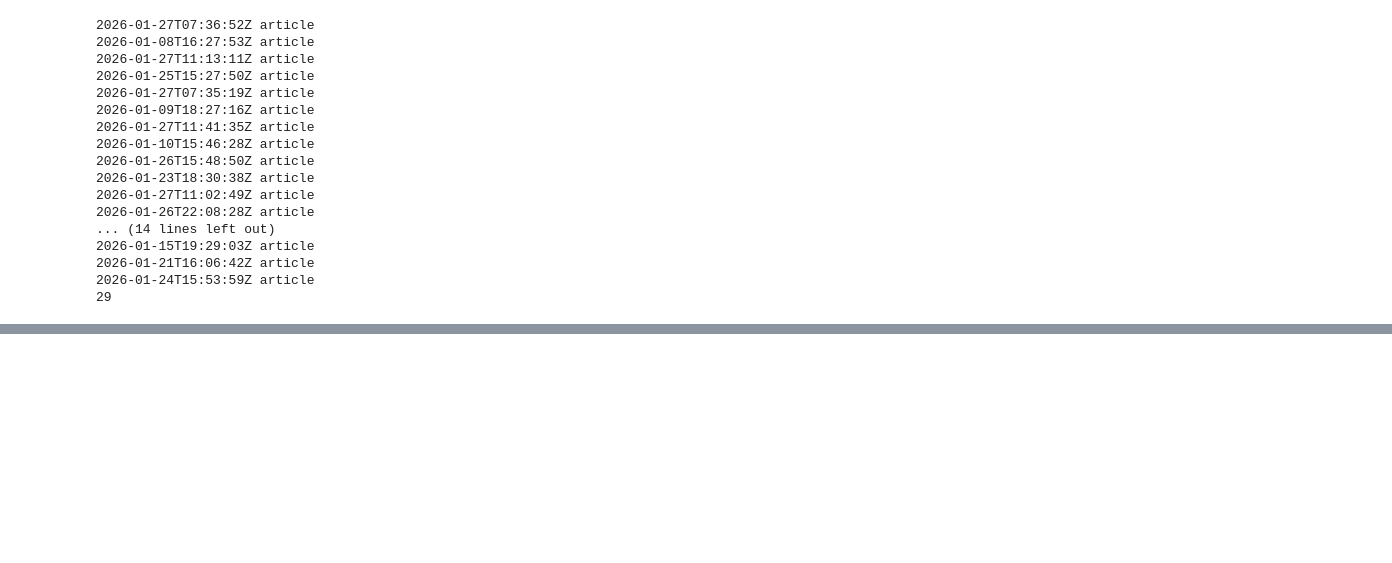
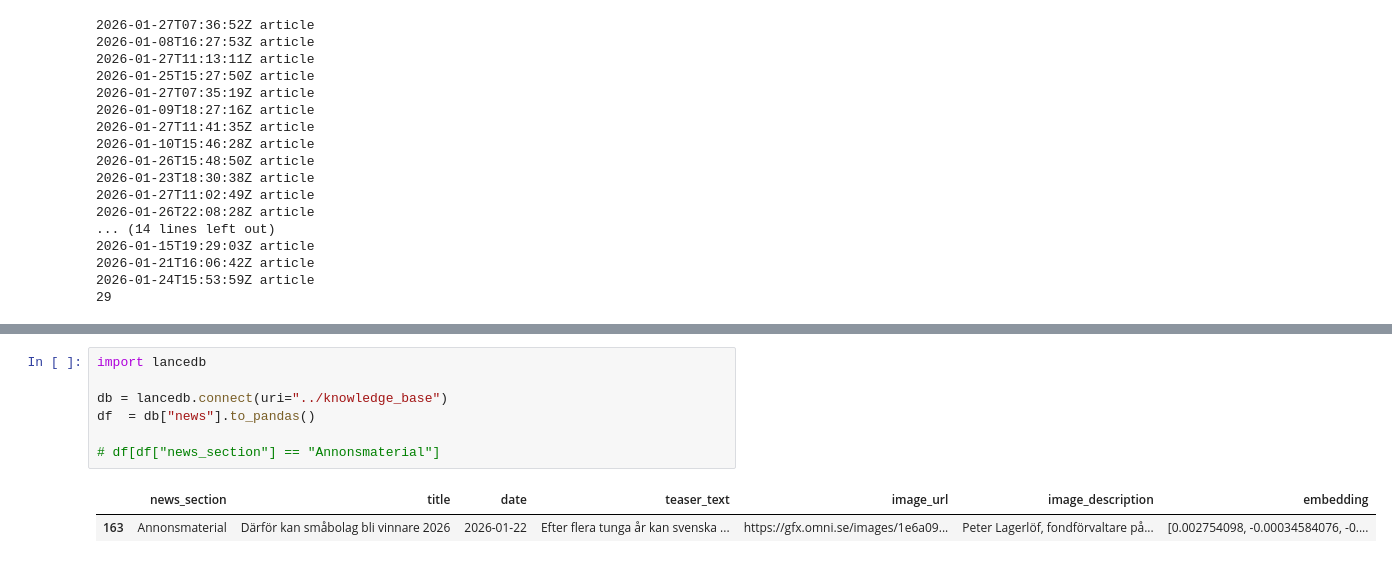
Before and after one commit to glennart8/personal_agent, a Jupyter notebook: pa_agent/src/pa_agent/explorations/explore_scraping.ipynb, the cells around one changed output, grey strips where cells are left out. Saved outputs shown, nothing was run; the diff lists cells and outputs as text; blank space fills up the shorter version.

```diff
--- a/pa_agent/src/pa_agent/explorations/explore_scraping.ipynb
+++ b/pa_agent/src/pa_agent/explorations/explore_scraping.ipynb
@@ -309,0 +429,10 @@ with open("tech_100.json", "w", encoding="utf8") as file:
+# %%
+import lancedb
+
+db = lancedb.connect(uri="../knowledge_base")
+df  = db["news"].to_pandas()
+
+# df[df["news_section"] == "Annonsmaterial"]
+# %% [output]
+|  | news_section | title | date | teaser_text | image_url | image_description | embedding |
+| 163 | Annonsmaterial | Därför kan småbolag bli vinnare 2026 | 2026-01-22 | Efter flera tunga år kan svenska ... | https://gfx.omni.se/images/1e6a09... | Peter Lagerlöf, fondförvaltare på... | [0.002754098, -0.00034584076, -0.... |
```
Also changed, not shown: parts of 5 cells of this notebook.
